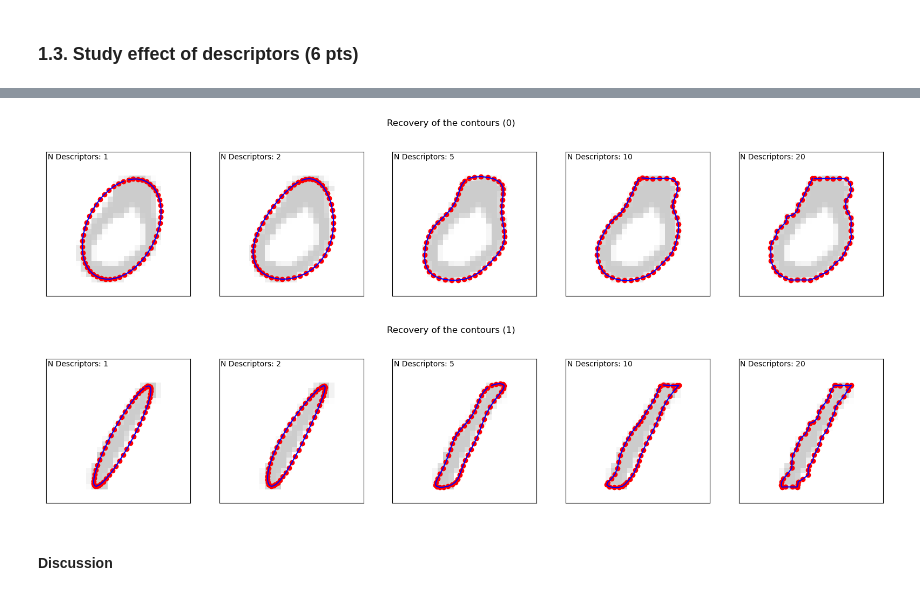
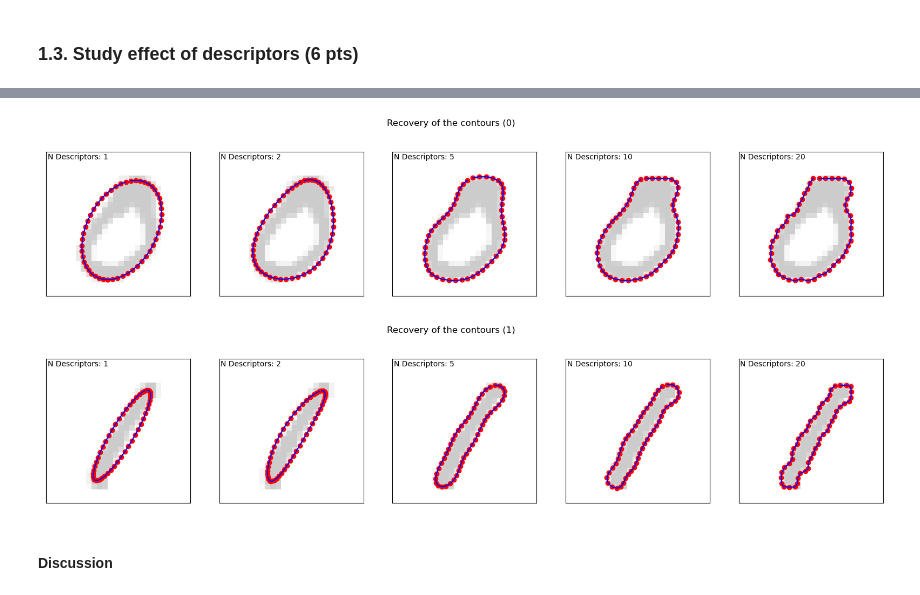
Before and after one commit to beckersven/iapr, a Jupyter notebook: labs/lab_02_object_description.ipynb, the cells around one changed output, grey strips where cells are left out. Drawn from its saved outputs; the diff is of its cells as text; code cells hidden in the pictures.

```diff
--- a/labs/lab_02_object_description.ipynb
+++ b/labs/lab_02_object_description.ipynb
@@ -130,7 +130,7 @@ In this part you will use images of "0"s and "1"s.
 import cv2
 import numpy as np
 def preprocess ( img ):
- temp = cv2.Canny(img,50,100)
+ temp = cv2.Canny(img,50,200)
 
  return temp
 # %%
@@ -158,38 +158,3 @@ plt.show()
 TODO
 # %% [markdown]
 ### 1.2. Get descriptors (4 pts)
-# %%
-from scipy import interpolate
-N = 50 # Random guess
-
-def get_descriptors(img, N=N):
-    contours, _ = cv2.findContours(img, cv2.RETR_LIST, cv2.CHAIN_APPROX_NONE)
-    contour = max(contours, key=lambda x: cv2.contourArea(x))
-    x = [pt[0][0] for pt in contour]
-    y = [pt[0][1] for pt in contour]
-    x.append(x[0])
-    y.append(y[0])
-
-    distance = np.cumsum(np.sqrt( np.ediff1d(x, to_begin=0)**2 + np.ediff1d(y, to_begin=0)**2 ))
-
-    f = interpolate.interp1d(distance, np.array([x,y]),kind="linear")
-    xnew,ynew = f(np.linspace(0, distance[-1], N))
-
-
-    descriptors = []
-    for (re,im) in zip(xnew, ynew):
-        descriptors.append(complex(re, im))
-
-
-
-    return descriptors
-
-# Check first 10 descriptors of a test image (just to check that your pipeline works well)
-print(get_descriptors(zeros_im[0])[:10])
-import matplotlib.pyplot as plt
-desc = np.array(get_descriptors(zeros_im[1]))
-for i in range(10):
-    print(np.abs(desc[i] - desc[i+1]))
-ax = plt.gca()
-ax.set_aspect('equal', adjustable='box')
-plt.scatter(desc.real, desc.imag)
@@ -273,36 +311,36 @@ for i in range(0,  5):
     axes[i].set_yticks([])
     axes[i].text(.01, .99, 'N Descriptors: {}'.format(descr_set_sizes[i]), ha='left', va='top', transform=axes[i].transAxes)
     axes[i].imshow(zero, alpha=0.2, cmap="binary")
 
 
 
 
 fig.suptitle("Recovery of the contours (0)")
 fig, axes = plt.subplots(1, 5, figsize=(20, 4))
 # Plot recovery for a one image
 for i in range(0,  5):
      # TODO
-    axes[i].scatter(one_desc_recovered[i].real, zero_desc_recovered[i].imag, color="r")
-    axes[i].plot(one_desc_recovered[i].real, zero_desc_recovered[i].imag, '-b')
+    axes[i].scatter(one_desc_recovered[i].real, one_desc_recovered[i].imag, color="r")
+    axes[i].plot(one_desc_recovered[i].real, one_desc_recovered[i].imag, '-b')
     axes[i].set_aspect('equal')
     axes[i].set_xlim(0,27)
     axes[i].set_ylim(0,27)
     axes[i].invert_yaxis()
     axes[i].set_xticks([])
     axes[i].set_yticks([])
     axes[i].text(.01, .99, 'N Descriptors: {}'.format(descr_set_sizes[i]), ha='left', va='top', transform=axes[i].transAxes)
     axes[i].imshow(one, alpha=0.2, cmap="binary")
 
 
 
 
 
 
 fig.suptitle("Recovery of the contours (1)")
 plt.show()
 # %% [output]
 [figure]
-[figure, old version]
+[figure, new version]
 # %% [markdown]
 #### Discussion
 # %% [markdown]
```
Also changed, not shown: parts of 13 cells of this notebook.
